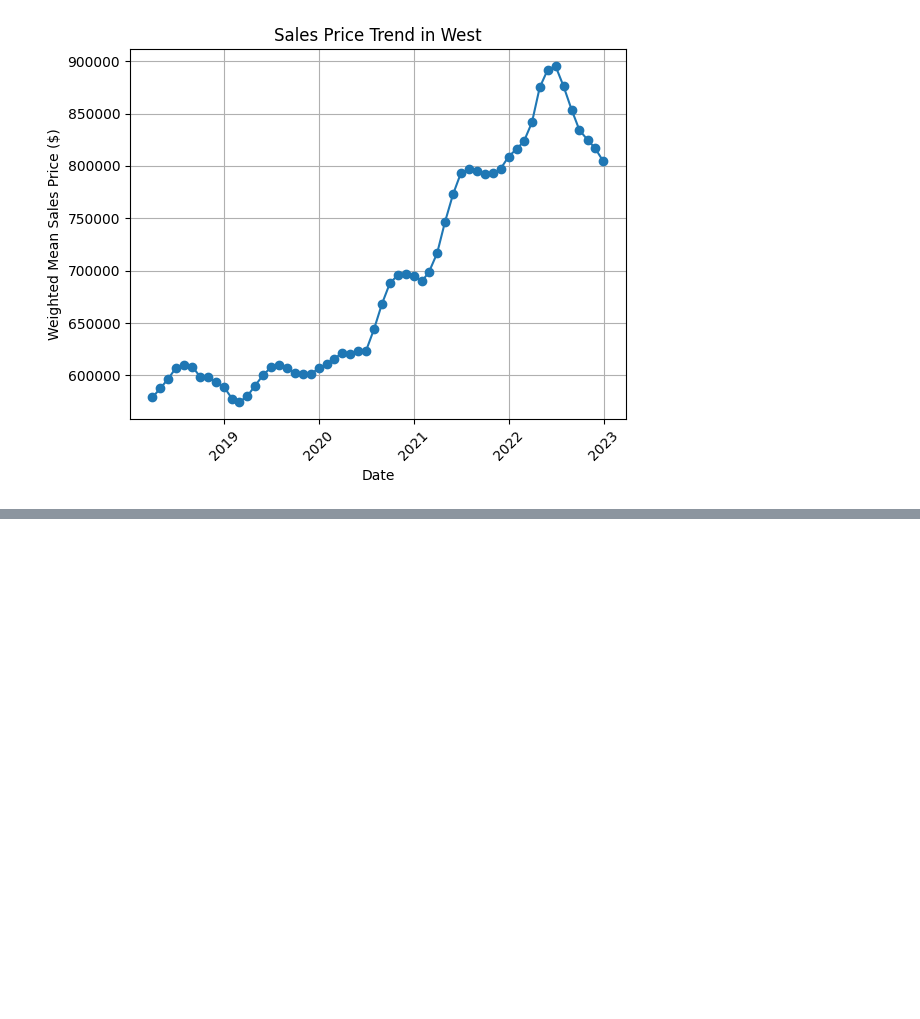
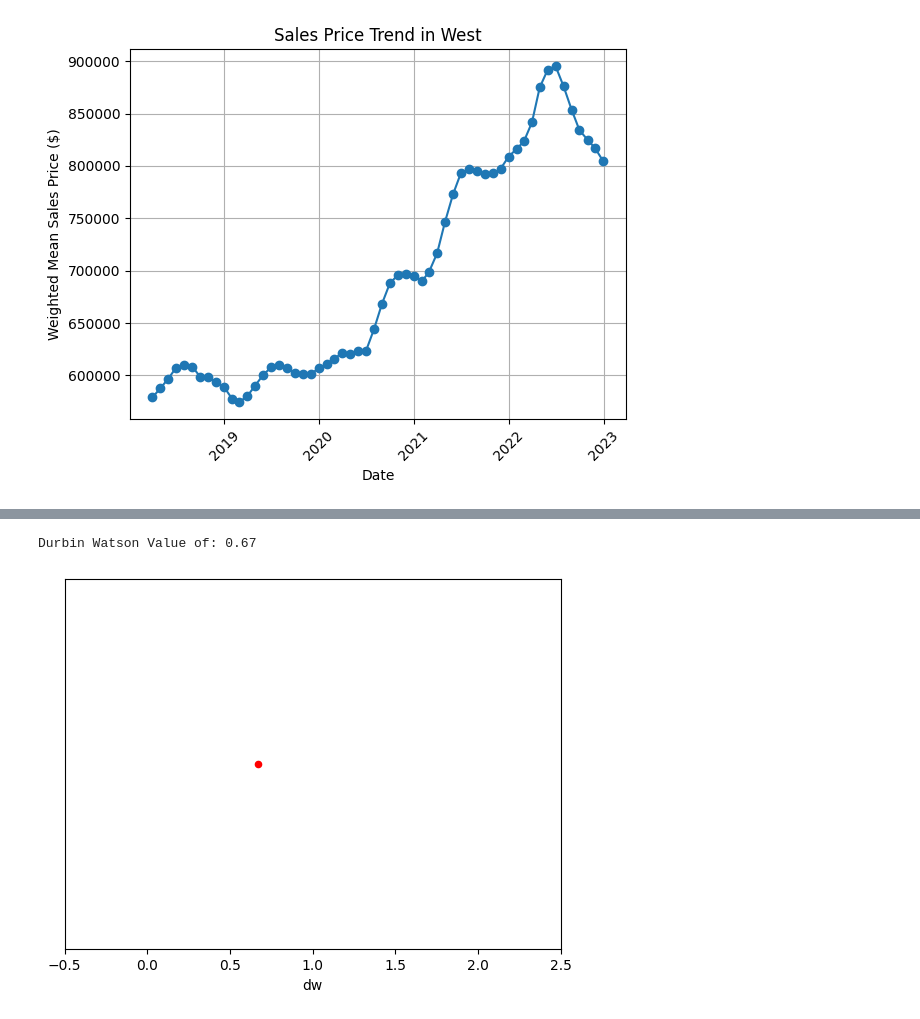
Before and after one commit to jacobsimeral/TS_Forecasting_Project, a Jupyter notebook: Code/Forecast/forecast_arima_hassaan.ipynb, the cells around one changed output, grey strips where cells are left out. Saved outputs shown, nothing was run; the diff lists cells and outputs as text; code cells hidden in the pictures; blank space fills up the shorter version.

```diff
--- a/Code/Forecast/forecast_arima_hassaan.ipynb
+++ b/Code/Forecast/forecast_arima_hassaan.ipynb
@@ -156,0 +215,5 @@ for region, y in grouped:
+# %%
+dw(midwest_df.diff().iloc[1:])
+# %% [output]
+Durbin Watson Value of: 0.67
+[figure, added]
```
Also changed, not shown: parts of 13 cells of this notebook.
